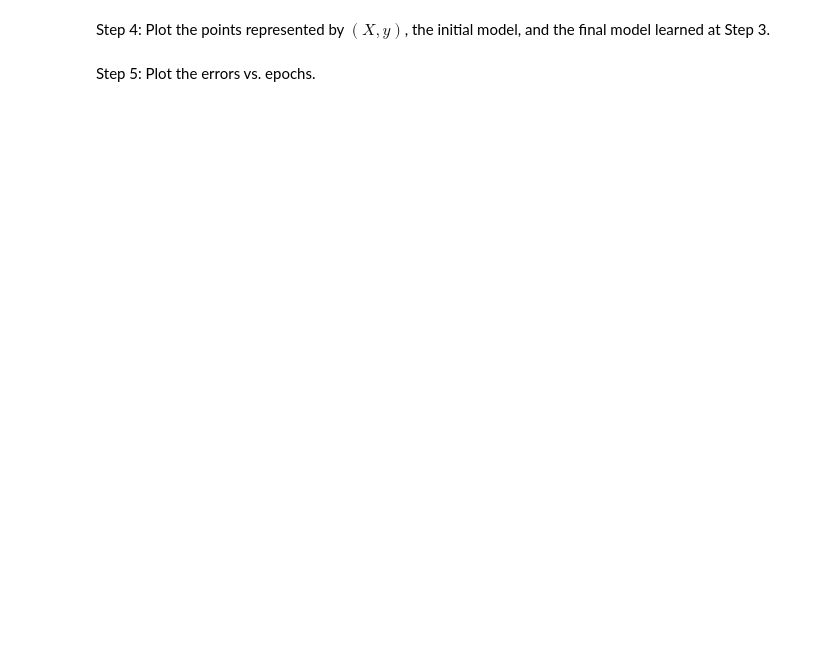
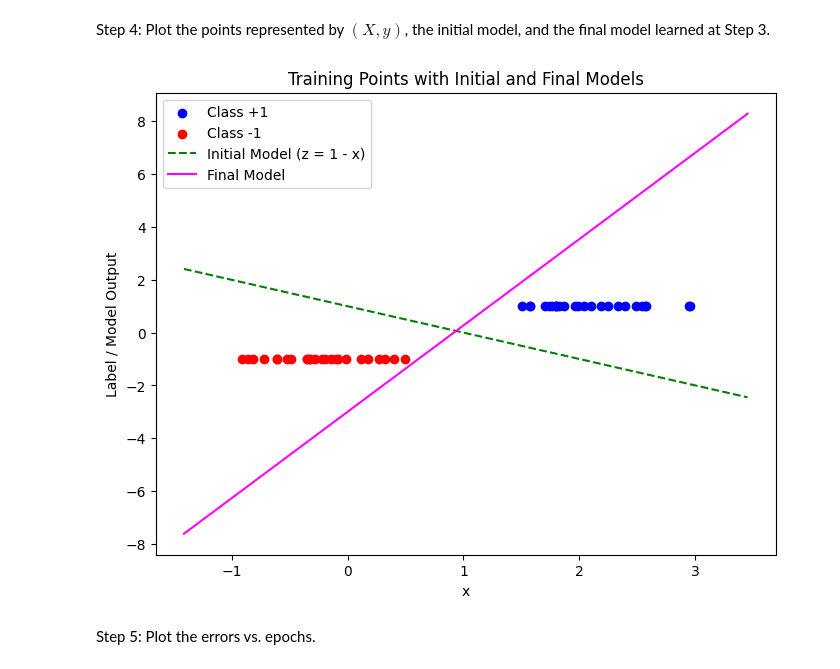
Before and after one commit to Mintass/INFO213, a Jupyter notebook: INFO213_Assignment1.ipynb, the cells around one changed output. Cells and saved outputs as stored; diff of their text form; code cells hidden in the pictures; blank space fills up the shorter version.

```diff
--- a/INFO213_Assignment1.ipynb
+++ b/INFO213_Assignment1.ipynb
@@ -144,4 +211,42 @@ Step 3: Intialize the weights $w_0=1$ and $w_1=-1$. Apply the impelemented `fit(
 # %% [markdown]
 Step 4: Plot the points represented by $(X, y)$, the initial model, and the final model learned at Step 3.
+# %%
+data = generateXy()
+x_vals, y_vals = zip(*data)
+x_vals = np.array(x_vals)
+y_vals = np.array(y_vals)
+
+w0_initial = 1
+w1_initial = -1
+
+eta = 1
+epochs = 5
+(weights, errors) = fit(eta, epochs, x_vals, y_vals, w0_initial, w1_initial, verbose=False)
+w0_final, w1_final = weights
+
+x_line = np.linspace(min(x_vals)-0.5, max(x_vals)+0.5, 100)
+
+initial_line = w0_initial + w1_initial * x_line
+final_line = w0_final + w1_final * x_line
+
+pos_idx = np.where(y_vals == 1)
+neg_idx = np.where(y_vals == -1)
+# %%
+plt.figure(figsize=(8, 6))
+
+plt.scatter(x_vals[pos_idx], y_vals[pos_idx], color='blue', label='Class +1')
+plt.scatter(x_vals[neg_idx], y_vals[neg_idx], color='red', label='Class -1')
+
+plt.plot(x_line, initial_line, linestyle='--', color='green', label='Initial Model (z = 1 - x)')
+
+plt.plot(x_line, final_line, linestyle='-', color='magenta', label='Final Model')
+
+plt.title("Training Points with Initial and Final Models")
+plt.xlabel("x")
+plt.ylabel("Label / Model Output")
+plt.legend()
+plt.show()
+# %% [output]
+[figure, added]
 # %% [markdown]
 Step 5: Plot the errors vs. epochs.
```
Also changed, not shown: parts of 37 cells of this notebook.
